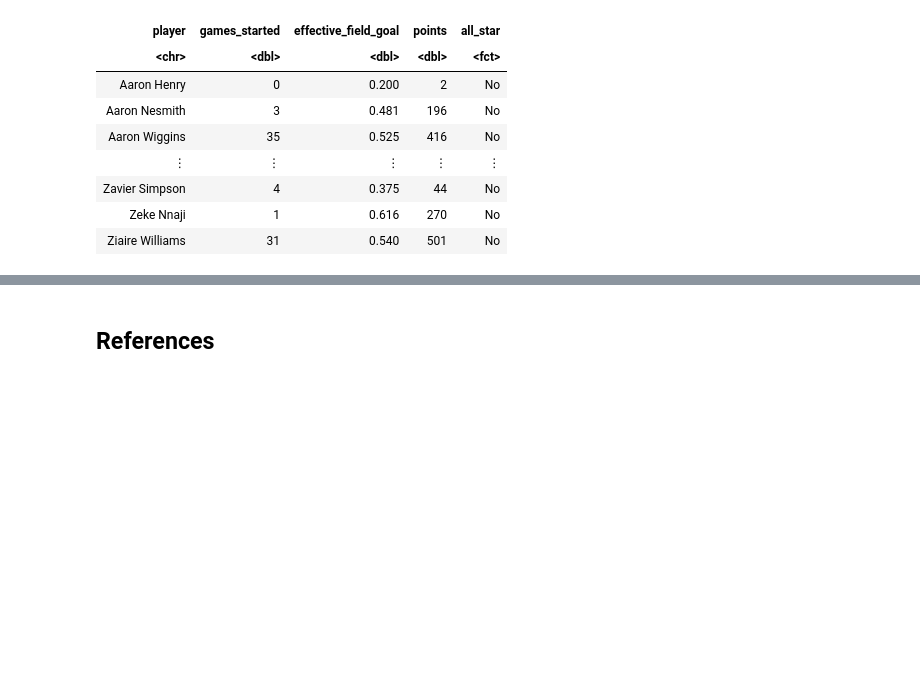
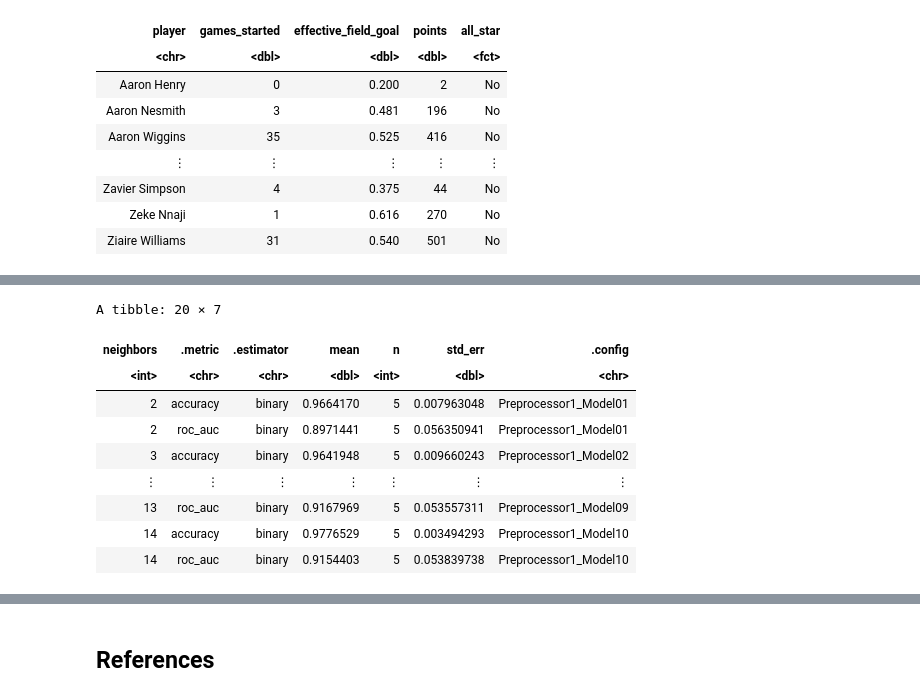
Before and after one commit to DrakenRaptor/Section006-28-Proposal, a Jupyter notebook: ProjectTrial.ipynb, the cells around one changed output, grey strips where cells are left out. Cells and saved outputs as stored; diff of their text form; code cells hidden in the pictures; blank space fills up the shorter version.

```diff
--- a/ProjectTrial.ipynb
+++ b/ProjectTrial.ipynb
@@ -636,3 +636,10 @@ A tibble: 447 × 5
 | Zavier Simpson | 4 | 0.375 | 44 | No |
 | Zeke Nnaji | 1 | 0.616 | 270 | No |
 | Ziaire Williams | 31 | 0.540 | 501 | No |
+# %%
+#Let's construct and prepare the recipe using the training data first
+
+nba_2022_recipe <- recipe(all_star ~ games_started + effective_field_goal + points, data = new_obs_training_2022) |>
+  step_scale(all_predictors()) |>
+  step_center(all_predictors())
+nba_2022_recipe
@@ -638,0 +723,3 @@ A tibble: 447 × 5
+# %%
+nba_2022_vfold <- vfold_cv(new_obs_training_2022, v = 5, strata = all_star)
+value_k <- tibble(neighbors = seq(from = 2,to = 20 , by = 1))
@@ -638,0 +741,8 @@ A tibble: 447 × 5
+# %%
+set.seed(2022)
+
+knn_tune <- nearest_neighbor(weight_func = "rectangular",
+                             neighbors = tune()) |>
+  set_engine("kknn") |>
+  set_mode("classification")
+knn_tune
@@ -638,0 +757,19 @@ A tibble: 447 × 5
+# %%
+knn_results_2022 <- workflow() |>
+       add_recipe(nba_2022_recipe) |>
+       add_model(knn_tune) |>
+       tune_grid(resamples = nba_2022_vfold, grid = 10) |>
+       collect_metrics()
+
+knn_results_2022
+# %% [output]
+A tibble: 20 × 7
+| neighbors | .metric | .estimator | mean | n | std_err | .config |
+| <int> | <chr> | <chr> | <dbl> | <int> | <dbl> | <chr> |
+| 2 | accuracy | binary | 0.9664170 | 5 | 0.007963048 | Preprocessor1_Model01 |
+| 2 | roc_auc | binary | 0.8971441 | 5 | 0.056350941 | Preprocessor1_Model01 |
+| 3 | accuracy | binary | 0.9641948 | 5 | 0.009660243 | Preprocessor1_Model02 |
+| ⋮ | ⋮ | ⋮ | ⋮ | ⋮ | ⋮ | ⋮ |
+| 13 | roc_auc | binary | 0.9167969 | 5 | 0.053557311 | Preprocessor1_Model09 |
+| 14 | accuracy | binary | 0.9776529 | 5 | 0.003494293 | Preprocessor1_Model10 |
+| 14 | roc_auc | binary | 0.9154403 | 5 | 0.053839738 | Preprocessor1_Model10 |
```
Also changed, not shown: parts of 10 cells of this notebook.
